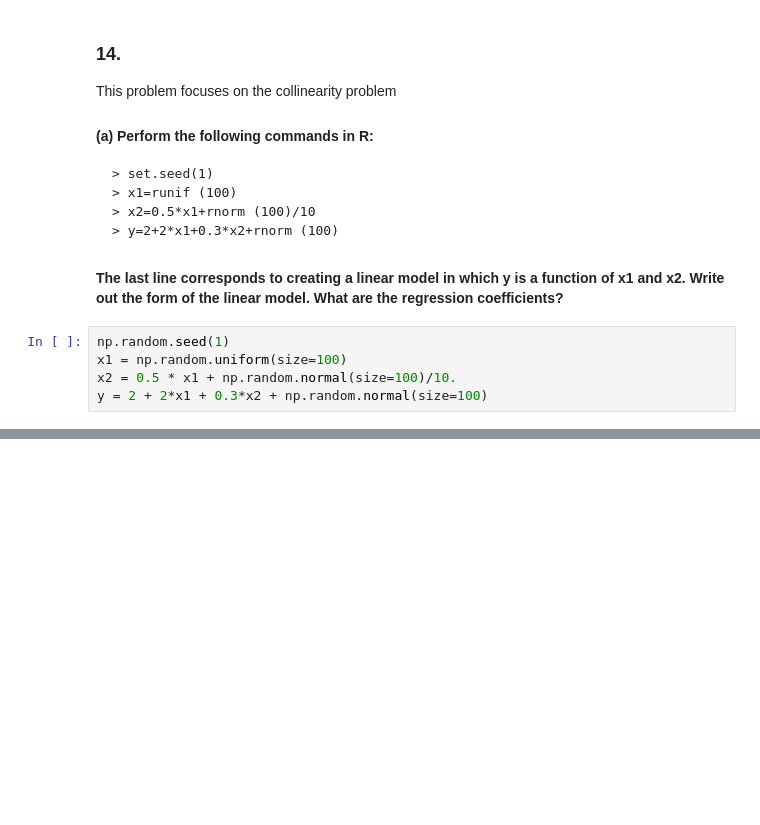
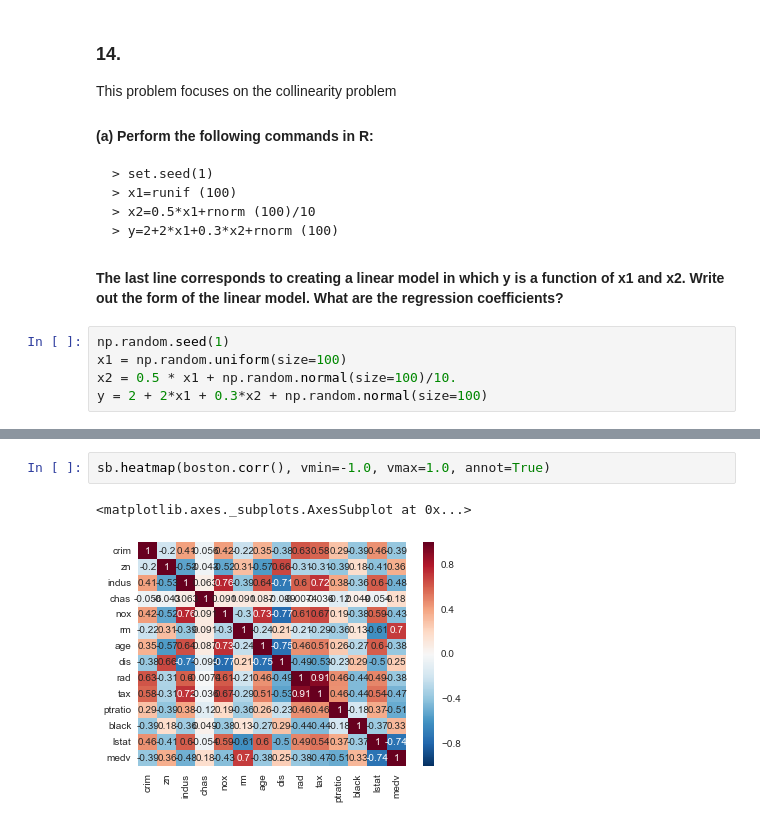
Before and after one commit to kjoshi/ISL, a Jupyter notebook: chapter3/3.7_Exercises.ipynb, the cells around one changed output, grey strips where cells are left out. Drawn from its saved outputs; the diff is of its cells as text; blank space fills up the shorter version.

```diff
--- a/chapter3/3.7_Exercises.ipynb
+++ b/chapter3/3.7_Exercises.ipynb
@@ -1027,0 +1307,5 @@ y = 2 + 2*x1 + 0.3*x2 + np.random.normal(size=100)
+# %%
+sb.heatmap(boston.corr(), vmin=-1.0, vmax=1.0, annot=True)
+# %% [output]
+<matplotlib.axes._subplots.AxesSubplot at 0x...>
+[figure, added]
```
Also changed, not shown: parts of 74 cells of this notebook.
